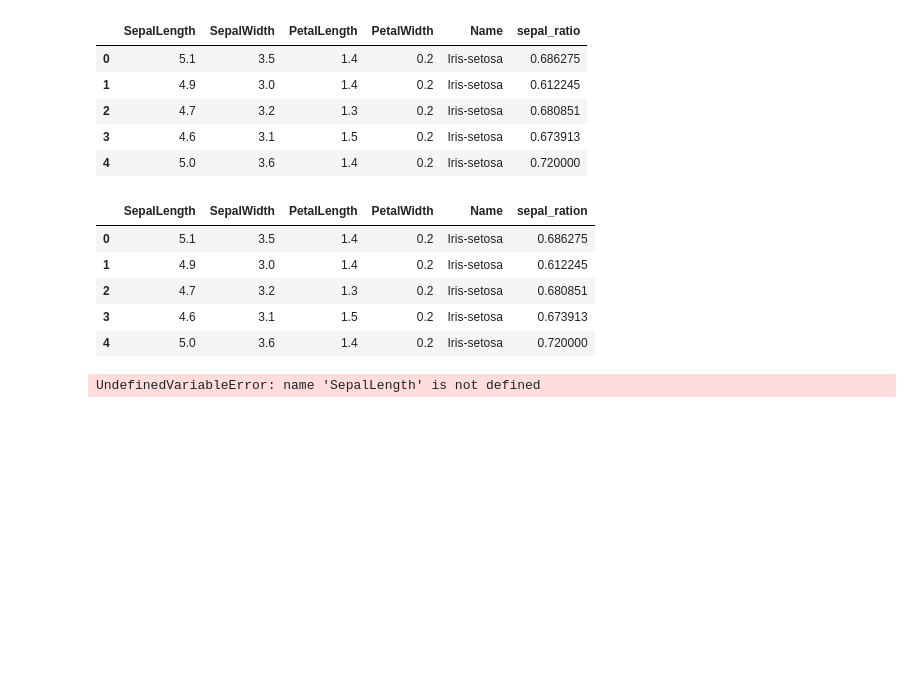
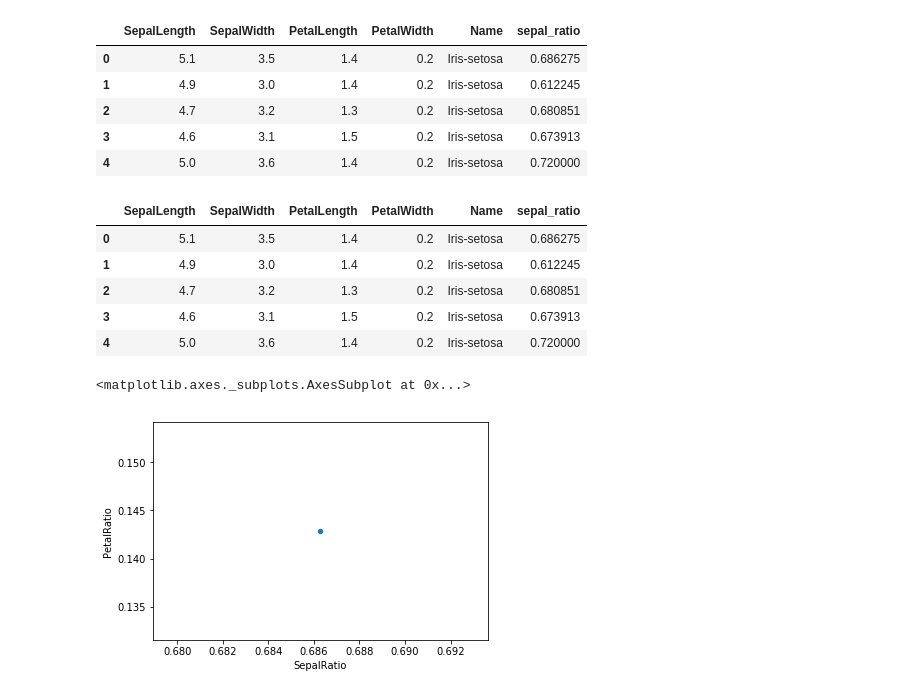
Before and after one commit to valentinegarikayi/Getting-Started-, a Jupyter notebook: Pandas Data Structures.ipynb, the cells around one changed output. Saved outputs shown, nothing was run; the diff lists cells and outputs as text; code cells hidden in the pictures; blank space fills up the shorter version.

```diff
--- a/Pandas Data Structures.ipynb
+++ b/Pandas Data Structures.ipynb
@@ -422,10 +423,10 @@ iris.head()
 | 3 | 4.6 | 3.1 | 1.5 | 0.2 | Iris-setosa | 0.673913 |
 | 4 | 5.0 | 3.6 | 1.4 | 0.2 | Iris-setosa | 0.720000 |
 # %%
-iris.assign(sepal_ration = lambda x: (x['SepalWidth']/
-                                      x['SepalLength '])).head()
+iris.assign(sepal_ratio = lambda x: (x['SepalWidth']/
+                                      x['SepalLength'])).head()
 # %% [output]
-|  | SepalLength | SepalWidth | PetalLength | PetalWidth | Name | sepal_ration |
+|  | SepalLength | SepalWidth | PetalLength | PetalWidth | Name | sepal_ratio |
 | 0 | 5.1 | 3.5 | 1.4 | 0.2 | Iris-setosa | 0.686275 |
 | 1 | 4.9 | 3.0 | 1.4 | 0.2 | Iris-setosa | 0.612245 |
 | 2 | 4.7 | 3.2 | 1.3 | 0.2 | Iris-setosa | 0.680851 |
@@ -433,8 +434,9 @@ iris.assign(sepal_ration = lambda x: (x['SepalWidth']/
 | 4 | 5.0 | 3.6 | 1.4 | 0.2 | Iris-setosa | 0.720000 |
 # %%
 (iris.query('SepalLength  > 5')
-     .assign(SepalRatio= lambda x: x.SepalWidth / x.SepalLenght ,
+     .assign(SepalRatio= lambda x: x.SepalWidth / x.SepalLength ,
              PetalRatio= lambda x: x.PetalWidth / x.PetalLength)
      .plot(kind='scatter',x='SepalRatio',y='PetalRatio'))
 # %% [output]
-UndefinedVariableError: name 'SepalLength' is not defined
+<matplotlib.axes._subplots.AxesSubplot at 0x...>
+[figure, added]
```
Also changed, not shown: parts of 4 cells of this notebook, 2 other files.
